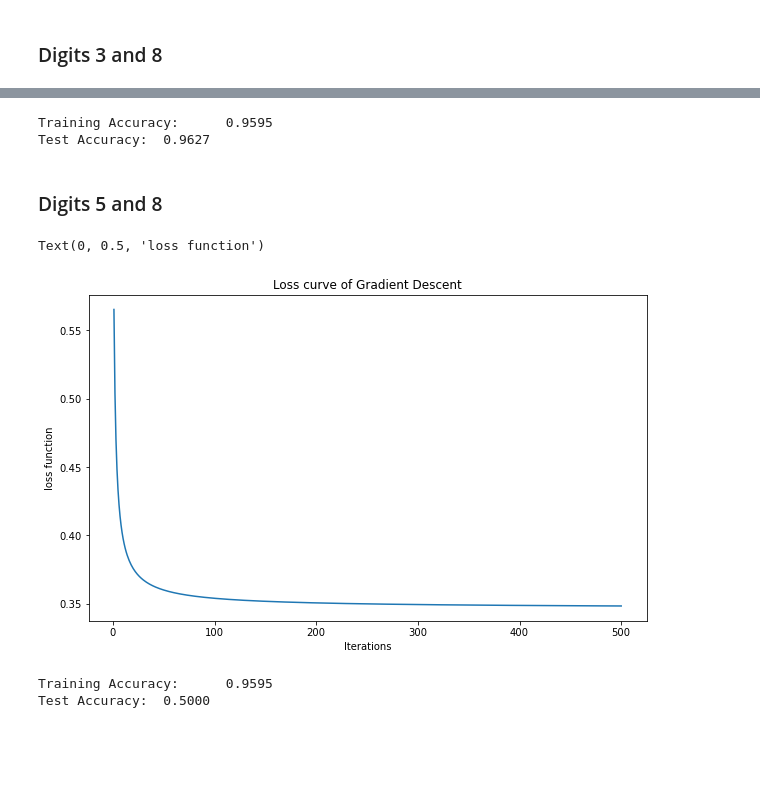
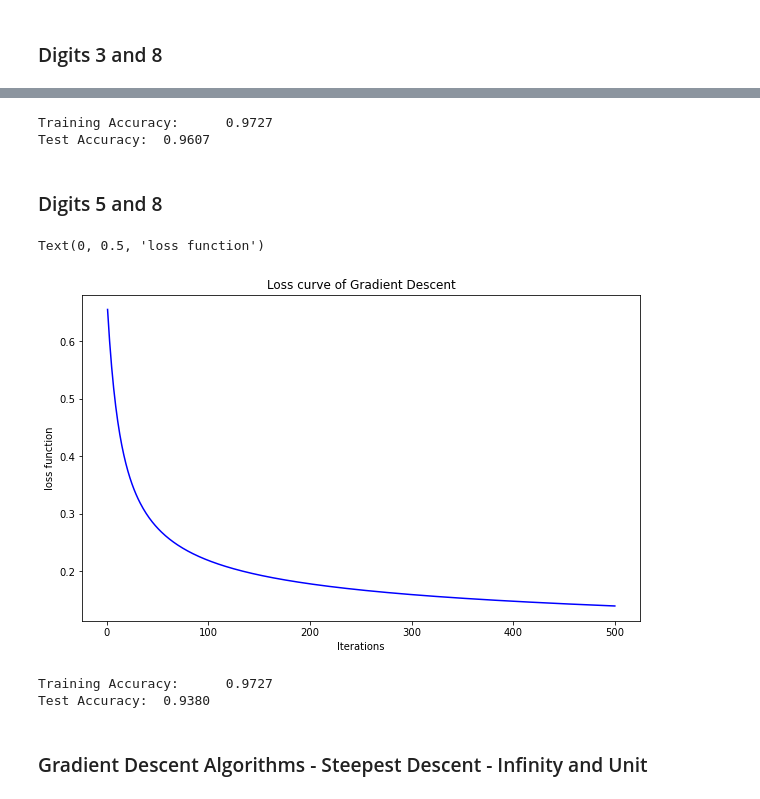
Before and after one commit to abiramisabbani/Optimization, a Jupyter notebook: Optimization_1.ipynb, the cells around one changed output, grey strips where cells are left out. Saved outputs shown, nothing was run; the diff lists cells and outputs as text; code cells hidden in the pictures; blank space fills up the shorter version.

```diff
--- a/Optimization_1.ipynb
+++ b/Optimization_1.ipynb
@@ -16,15 +11,3 @@ eight_train_2 = train[train[0] == 8].iloc[:5000, 1:].to_numpy()
-# %%
-X = np.zeros((10000, 784))
-X2 = np.zeros((10000, 784))
-
-y = np.ones(10000)
-y[:5000] = -1
-y2 = np.ones(10000)
-y2[:5000] = -1
-
-X[:5000] = three_train
-X2[:5000] = five_train
-X[5000:] = eight_train_2
 # %%
 def cost_function(w, X, y):
     return np.log(np.exp(-y * (X @ w)) + 1).sum() / len(X)
@@ -87,9 +67,10 @@ train_accuracy = np.mean(train_predictions == y)
 test_predictions = np.sign(X_test @ w)
 test_accuracy = np.mean(test_predictions == y_test)
 # %%
-print(f"Training Accuracy:\t{train_accuracy:.4f}\nTest Accuracy:\t{test_accuracy:.4f}")
+print("Training Accuracy: ", train_accuracy)
+print("Testing Accuracy: ", test_accuracy)
 # %% [output]
-Training Accuracy:      0.9595
-Test Accuracy:  0.9627
+Training Accuracy:      0.9727
+Test Accuracy:  0.9607
 # %% [markdown]
 ### Digits 5 and 8
@@ -102,12 +77,22 @@ Test Accuracy:  0.9627
+# %%
+five_train = train[train[0] == 5].iloc[:750, 1:].to_numpy()
+eight_train = train[train[0] == 8].iloc[:750, 1:].to_numpy()
+# %%
+X2 = np.zeros((1500, 784))
+
+y2 = np.ones(1500)
+
+X2[:750] = five_train
+X2[750:] = eight_train
 # %%
 mu = 1e-6
 T = 500
 w, F_values = gradient_descent(X2, y2, mu, T)
 fig, ax = plt.subplots(1, 1, figsize=(10,6))
-ax.plot(np.arange(1, T+1), F_values)
+ax.plot(F_values, color = 'blue')
 ax.set_title('Loss curve of Gradient Descent')
 ax.set_xlabel('Iterations')
 ax.set_ylabel('loss function')
 # %% [output]
 Text(0, 0.5, 'loss function')
-[figure, old version]
+[figure, new version]
@@ -124,7 +113,8 @@ train_accuracy2 = np.mean(train_predictions == y2)
 test_predictions2 = np.sign(X2_test @ w)
 test_accuracy2 = np.mean(test_predictions2 == y2_test)
 # %%
-print(f"Training Accuracy:\t{train_accuracy2:.4f}\nTest Accuracy:\t{test_accuracy2:.4f}")
+print("Training Accuracy: ", train_accuracy2)
+print("Testing Accuracy: ", test_accuracy2)
 # %% [output]
-Training Accuracy:      0.9595
-Test Accuracy:  0.5000
+Training Accuracy:      0.9727
+Test Accuracy:  0.9380
@@ -145,0 +121,2 @@ X[:500] = data_train[data_train[0] == 4].iloc[:500, 1:].to_numpy()  # digit 4
+# %% [markdown]
+### Gradient Descent Algorithms - Steepest Descent - Infinity and Unit
```
Also changed, not shown: parts of 49 cells of this notebook.
